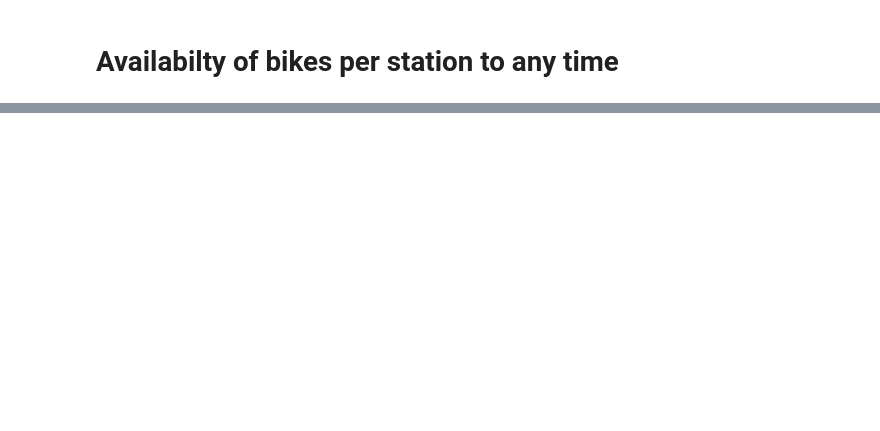
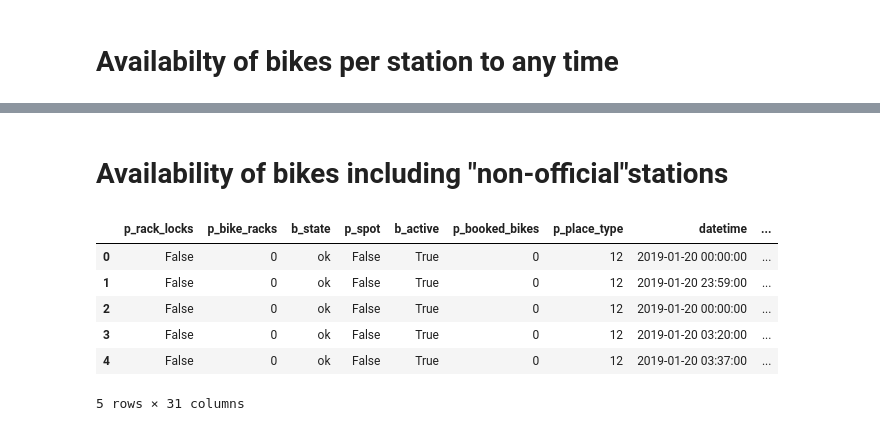
Before and after one commit to ey96/CallABike_Analytics, a Jupyter notebook: 02_Visualization_FinalResults.ipynb, the cells around one changed output, grey strips where cells are left out. Cells and saved outputs as stored; diff of their text form; code cells hidden in the pictures; blank space fills up the shorter version.

```diff
--- a/02_Visualization_FinalResults.ipynb
+++ b/02_Visualization_FinalResults.ipynb
@@ -276,2 +276,4 @@ choropleth_available_bikes_per_hex(1,4,16,9)
 # %% [output]
 [interactive output not drawn]
+# %% [markdown]
+# Availability of bikes including "non-official"stations
@@ -277,0 +283,12 @@ choropleth_available_bikes_per_hex(1,4,16,9)
+# %%
+# read the raw data (availibility data)
+df_availabilityBikes = pd.read_csv("data/compressedRawData.csv", index_col=0)
+df_availabilityBikes.head()
+# %% [output]
+|  | p_rack_locks | p_bike_racks | b_state | p_spot | b_active | p_booked_bikes | p_place_type | datetime | ... |
+| 0 | False | 0 | ok | False | True | 0 | 12 | 2019-01-20 00:00:00 | ... |
+| 1 | False | 0 | ok | False | True | 0 | 12 | 2019-01-20 23:59:00 | ... |
+| 2 | False | 0 | ok | False | True | 0 | 12 | 2019-01-20 00:00:00 | ... |
+| 3 | False | 0 | ok | False | True | 0 | 12 | 2019-01-20 03:20:00 | ... |
+| 4 | False | 0 | ok | False | True | 0 | 12 | 2019-01-20 03:37:00 | ... |
+5 rows × 31 columns
```
Also changed, not shown: parts of 17 cells of this notebook, 1 other file.
